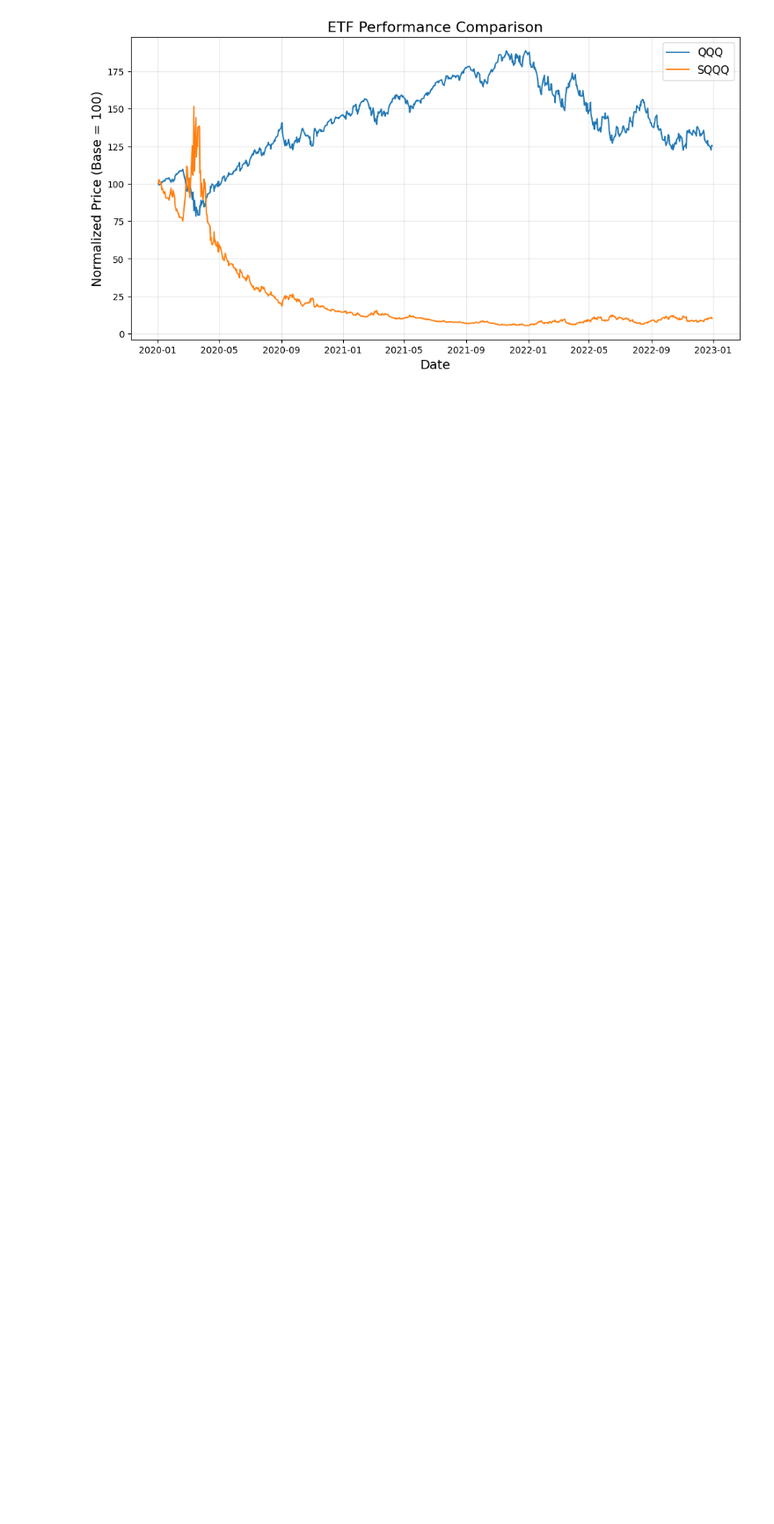
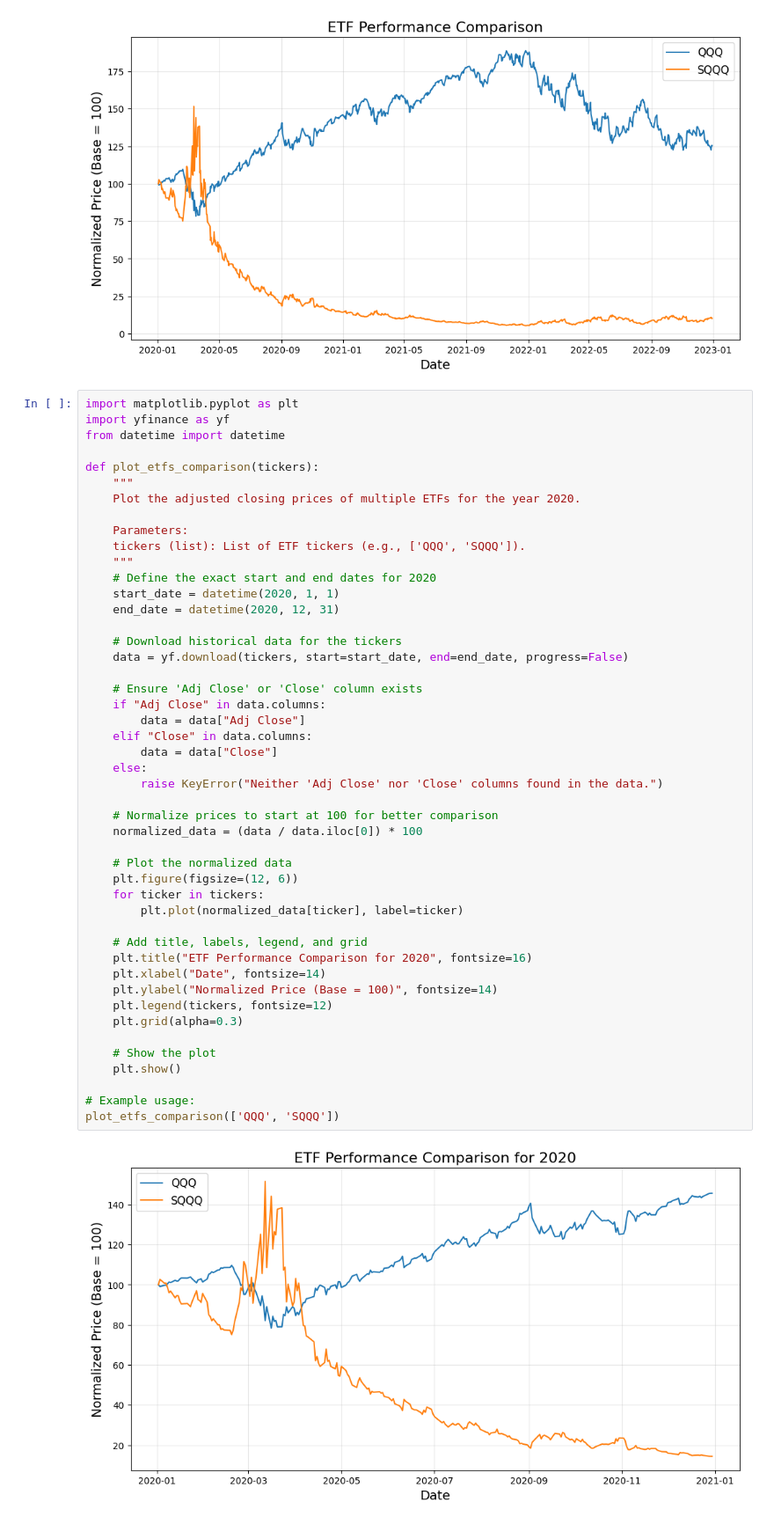
Before and after one commit to Lolosfun7/Project-Alpha, a Jupyter notebook: elliot's.ipynb, the cells around one changed output. Shown at 88% size. Cells and saved outputs as stored; diff of their text form; blank space fills up the shorter version.

Commit message:
another graph

```diff
--- a/elliot's.ipynb
+++ b/elliot's.ipynb
@@ -38,3 +38,52 @@ def plot_etfs_comparison(tickers, start_date, end_date):
 plot_etfs_comparison(['QQQ', 'SQQQ'], '2020-01-01', '2023-01-01')
 # %% [output]
 [figure]
+# %%
+import matplotlib.pyplot as plt
+import yfinance as yf
+from datetime import datetime
+
+def plot_etfs_comparison(tickers):
+    """
+    Plot the adjusted closing prices of multiple ETFs for the year 2020.
+
+    Parameters:
+    tickers (list): List of ETF tickers (e.g., ['QQQ', 'SQQQ']).
+    """
+    # Define the exact start and end dates for 2020
+    start_date = datetime(2020, 1, 1)
+    end_date = datetime(2020, 12, 31)
+
+    # Download historical data for the tickers
+    data = yf.download(tickers, start=start_date, end=end_date, progress=False)
+
+    # Ensure 'Adj Close' or 'Close' column exists
+    if "Adj Close" in data.columns:
+        data = data["Adj Close"]
+    elif "Close" in data.columns:
+        data = data["Close"]
+    else:
+        raise KeyError("Neither 'Adj Close' nor 'Close' columns found in the data.")
+
+    # Normalize prices to start at 100 for better comparison
+    normalized_data = (data / data.iloc[0]) * 100
+
+    # Plot the normalized data
+    plt.figure(figsize=(12, 6))
+    for ticker in tickers:
+        plt.plot(normalized_data[ticker], label=ticker)
+
+    # Add title, labels, legend, and grid
+    plt.title("ETF Performance Comparison for 2020", fontsize=16)
+    plt.xlabel("Date", fontsize=14)
+    plt.ylabel("Normalized Price (Base = 100)", fontsize=14)
+    plt.legend(tickers, fontsize=12)
+    plt.grid(alpha=0.3)
+
+    # Show the plot
+    plt.show()
+
+# Example usage:
+plot_etfs_comparison(['QQQ', 'SQQQ'])
+# %% [output]
+[figure, added]
```
